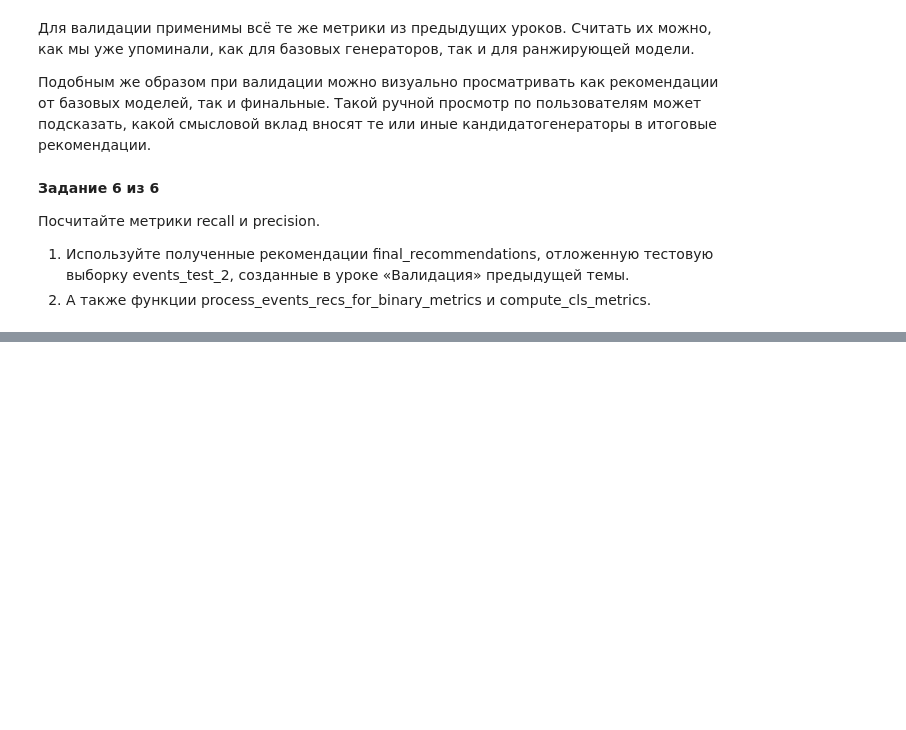
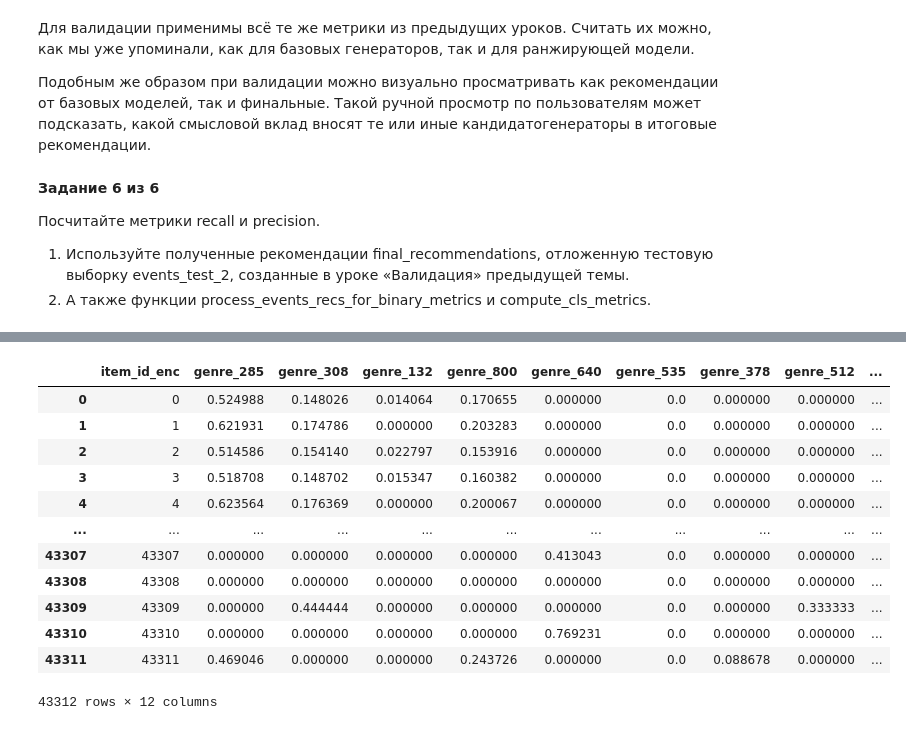
Before and after one commit to eleldar/mle-recsys-start, a Jupyter notebook: preprocessing.ipynb, the cells around one changed output, grey strips where cells are left out. Saved outputs shown, nothing was run; the diff lists cells and outputs as text; code cells hidden in the pictures; blank space fills up the shorter version.

```diff
--- a/preprocessing.ipynb
+++ b/preprocessing.ipynb
@@ -2370,0 +2343,16 @@ precision: 0.006, recall: 0.015
+# %%
+import scipy
+import sklearn.preprocessing
+
+# перекодируем идентификаторы пользователей:
+# из имеющихся в последовательность 0, 1, 2, ...
+user_encoder = sklearn.preprocessing.LabelEncoder()
+user_encoder.fit(events["user_id"])
+events_train["user_id_enc"] = user_encoder.transform(events_train["user_id"])
+events_test["user_id_enc"] =  user_encoder.transform(events_test["user_id"])
+
+# перекодируем идентификаторы объектов:
+# из имеющихся в последовательность 0, 1, 2, ...
+item_encoder = sklearn.preprocessing.LabelEncoder()
+item_encoder.fit(items["item_id"])
+items["item_id_enc"] = item_encoder.transform(items["item_id"])
@@ -2370,0 +2394,4 @@ precision: 0.006, recall: 0.015
+# %%
+items = items.sort_values(by="item_id_enc")
+genres = get_genres(items)
+all_items_genres_csr = get_item2genre_matrix(genres, items)
@@ -2370,0 +2406,39 @@ precision: 0.006, recall: 0.015
+# %%
+# определяем индексы топ-10 жанров и всех остальных
+genres_top_k = 10
+genres_top_idx = genres.sort_values("votes", ascending=False).head(genres_top_k).index
+genres_others_idx = list(set(genres.index) - set(genres_top_idx))
+
+genres_top_columns = [f"genre_{id}" for id in genres_top_idx]
+genres_others_column = "genre_others"
+genre_columns = genres_top_columns + [genres_others_column] # ваш код здесь #
+# %%
+# составляем таблицу принадлежности книг к жанрам
+item_genres = (
+    pd.concat([
+        # топ жанров
+            pd.DataFrame(all_items_genres_csr[:, i].toarray(), columns=[c])
+            for i, c in zip(genres_top_idx, genres_top_columns)
+        ] + [
+        #, все остальные жанры
+        pd.DataFrame(all_items_genres_csr[:, genres_others_idx].sum(axis=1), columns=[genres_others_column])
+        ],
+        axis=1)
+    .reset_index()
+    .rename(columns={"index": "item_id_enc"})
+)
+item_genres
+# %% [output]
+|  | item_id_enc | genre_285 | genre_308 | genre_132 | genre_800 | genre_640 | genre_535 | genre_378 | genre_512 | ... |
+| 0 | 0 | 0.524988 | 0.148026 | 0.014064 | 0.170655 | 0.000000 | 0.0 | 0.000000 | 0.000000 | ... |
+| 1 | 1 | 0.621931 | 0.174786 | 0.000000 | 0.203283 | 0.000000 | 0.0 | 0.000000 | 0.000000 | ... |
+| 2 | 2 | 0.514586 | 0.154140 | 0.022797 | 0.153916 | 0.000000 | 0.0 | 0.000000 | 0.000000 | ... |
+| 3 | 3 | 0.518708 | 0.148702 | 0.015347 | 0.160382 | 0.000000 | 0.0 | 0.000000 | 0.000000 | ... |
+| 4 | 4 | 0.623564 | 0.176369 | 0.000000 | 0.200067 | 0.000000 | 0.0 | 0.000000 | 0.000000 | ... |
+| ... | ... | ... | ... | ... | ... | ... | ... | ... | ... | ... |
+| 43307 | 43307 | 0.000000 | 0.000000 | 0.000000 | 0.000000 | 0.413043 | 0.0 | 0.000000 | 0.000000 | ... |
+| 43308 | 43308 | 0.000000 | 0.000000 | 0.000000 | 0.000000 | 0.000000 | 0.0 | 0.000000 | 0.000000 | ... |
+| 43309 | 43309 | 0.000000 | 0.444444 | 0.000000 | 0.000000 | 0.000000 | 0.0 | 0.000000 | 0.333333 | ... |
+| 43310 | 43310 | 0.000000 | 0.000000 | 0.000000 | 0.000000 | 0.769231 | 0.0 | 0.000000 | 0.000000 | ... |
+| 43311 | 43311 | 0.469046 | 0.000000 | 0.000000 | 0.243726 | 0.000000 | 0.0 | 0.088678 | 0.000000 | ... |
+43312 rows × 12 columns
```
Also changed, not shown: parts of 70 cells of this notebook.
